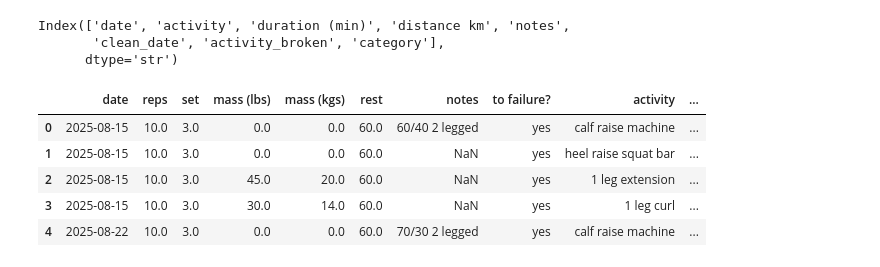
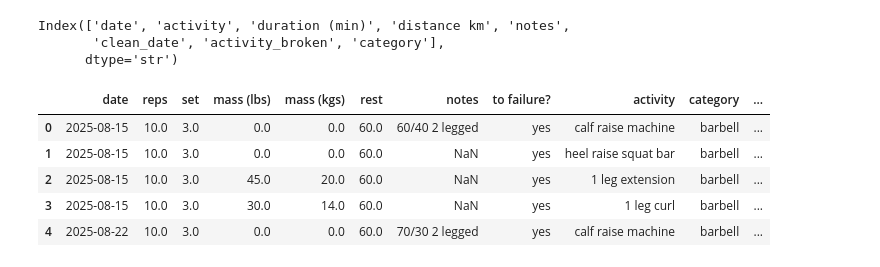
Before and after one commit to BilyBrown/activity_tracking, a Jupyter notebook: notebooks/data_clean_trial.ipynb, the cells around one changed output. Saved outputs shown, nothing was run; the diff lists cells and outputs as text; code cells hidden in the pictures.

Commit message:
alright - we made a trial db on the local comp

```diff
--- a/notebooks/data_clean_trial.ipynb
+++ b/notebooks/data_clean_trial.ipynb
@@ -507,11 +507,12 @@ other_df = other_df.rename(columns={'mass (kg)': 'mass (kgs)',
 temp_df.drop(columns='clean_date', inplace=True)
 # %%
 merged_df = pd.concat([temp_df, cardio_df, other_df])
+merged_df.drop(columns=['activity_trial', 'activity_broken', 'clean_date', 'total_weight'], inplace=True)
 merged_df.head()
 # %% [output]
-|  | date | reps | set | mass (lbs) | mass (kgs) | rest | notes | to failure? | activity | ... |
-| 0 | 2025-08-15 | 10.0 | 3.0 | 0.0 | 0.0 | 60.0 | 60/40 2 legged | yes | calf raise machine | ... |
-| 1 | 2025-08-15 | 10.0 | 3.0 | 0.0 | 0.0 | 60.0 | NaN | yes | heel raise squat bar | ... |
-| 2 | 2025-08-15 | 10.0 | 3.0 | 45.0 | 20.0 | 60.0 | NaN | yes | 1 leg extension | ... |
-| 3 | 2025-08-15 | 10.0 | 3.0 | 30.0 | 14.0 | 60.0 | NaN | yes | 1 leg curl | ... |
-| 4 | 2025-08-22 | 10.0 | 3.0 | 0.0 | 0.0 | 60.0 | 70/30 2 legged | yes | calf raise machine | ... |
+|  | date | reps | set | mass (lbs) | mass (kgs) | rest | notes | to failure? | activity | category | ... |
+| 0 | 2025-08-15 | 10.0 | 3.0 | 0.0 | 0.0 | 60.0 | 60/40 2 legged | yes | calf raise machine | barbell | ... |
+| 1 | 2025-08-15 | 10.0 | 3.0 | 0.0 | 0.0 | 60.0 | NaN | yes | heel raise squat bar | barbell | ... |
+| 2 | 2025-08-15 | 10.0 | 3.0 | 45.0 | 20.0 | 60.0 | NaN | yes | 1 leg extension | barbell | ... |
+| 3 | 2025-08-15 | 10.0 | 3.0 | 30.0 | 14.0 | 60.0 | NaN | yes | 1 leg curl | barbell | ... |
+| 4 | 2025-08-22 | 10.0 | 3.0 | 0.0 | 0.0 | 60.0 | 70/30 2 legged | yes | calf raise machine | barbell | ... |
```
Also changed, not shown: parts of 2 cells of this notebook.
